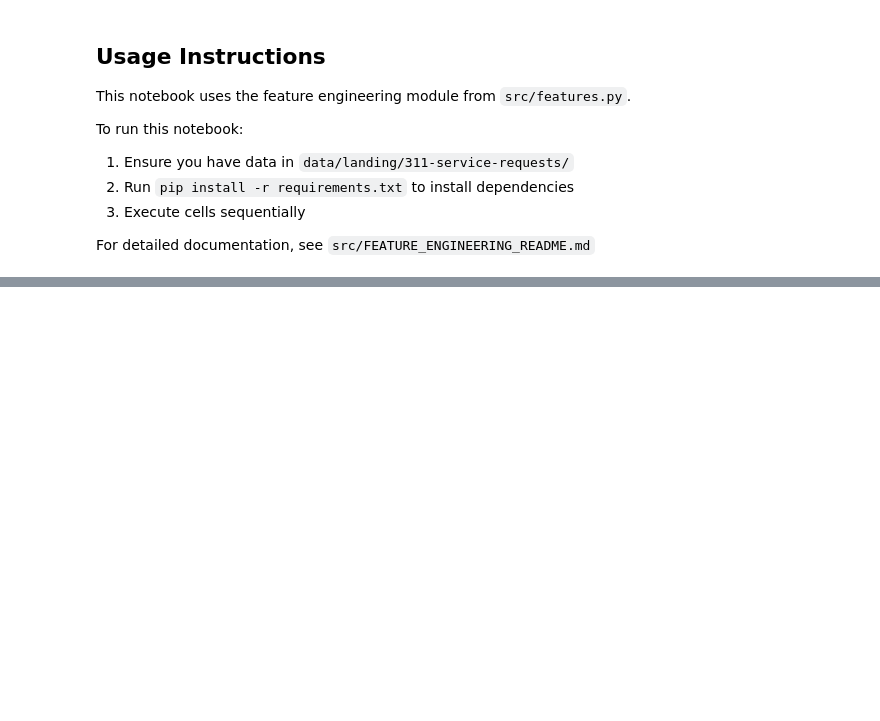
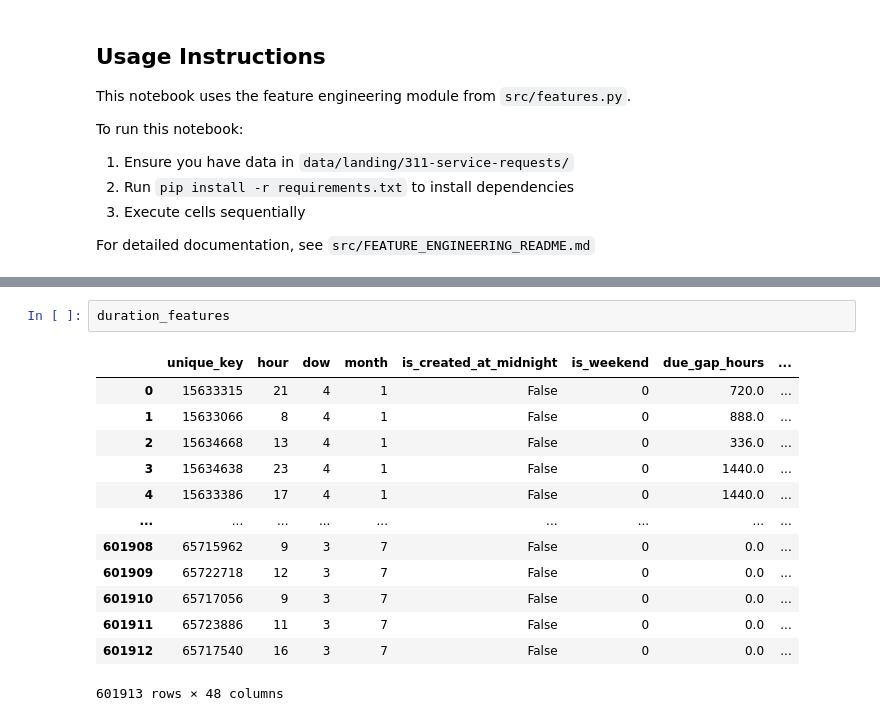
Before and after one commit to goravk95/311-service-requests, a Jupyter notebook: notebooks/Step 5 - Feature Engineering.ipynb, the cells around one changed output, grey strips where cells are left out. Drawn from its saved outputs; the diff is of its cells as text; blank space fills up the shorter version.

```diff
--- a/notebooks/Step 5 - Feature Engineering.ipynb
+++ b/notebooks/Step 5 - Feature Engineering.ipynb
@@ -47,0 +89,16 @@ For detailed documentation, see `src/FEATURE_ENGINEERING_README.md`
+# %%
+duration_features
+# %% [output]
+|  | unique_key | hour | dow | month | is_created_at_midnight | is_weekend | due_gap_hours | ... |
+| 0 | 15633315 | 21 | 4 | 1 | False | 0 | 720.0 | ... |
+| 1 | 15633066 | 8 | 4 | 1 | False | 0 | 888.0 | ... |
+| 2 | 15634668 | 13 | 4 | 1 | False | 0 | 336.0 | ... |
+| 3 | 15634638 | 23 | 4 | 1 | False | 0 | 1440.0 | ... |
+| 4 | 15633386 | 17 | 4 | 1 | False | 0 | 1440.0 | ... |
+| ... | ... | ... | ... | ... | ... | ... | ... | ... |
+| 601908 | 65715962 | 9 | 3 | 7 | False | 0 | 0.0 | ... |
+| 601909 | 65722718 | 12 | 3 | 7 | False | 0 | 0.0 | ... |
+| 601910 | 65717056 | 9 | 3 | 7 | False | 0 | 0.0 | ... |
+| 601911 | 65723886 | 11 | 3 | 7 | False | 0 | 0.0 | ... |
+| 601912 | 65717540 | 16 | 3 | 7 | False | 0 | 0.0 | ... |
+601913 rows × 48 columns
```
Also changed, not shown: parts of 10 cells of this notebook, 12 other files.
